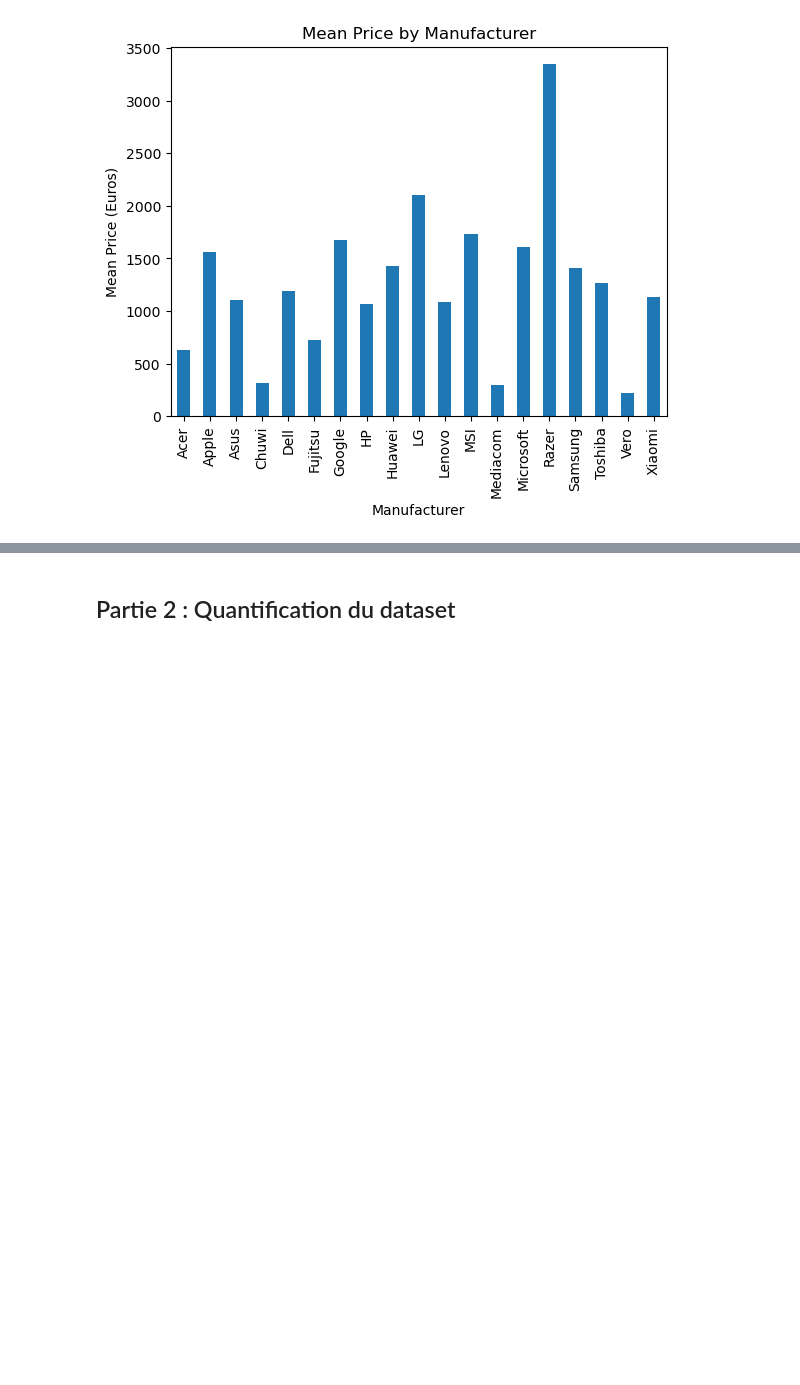
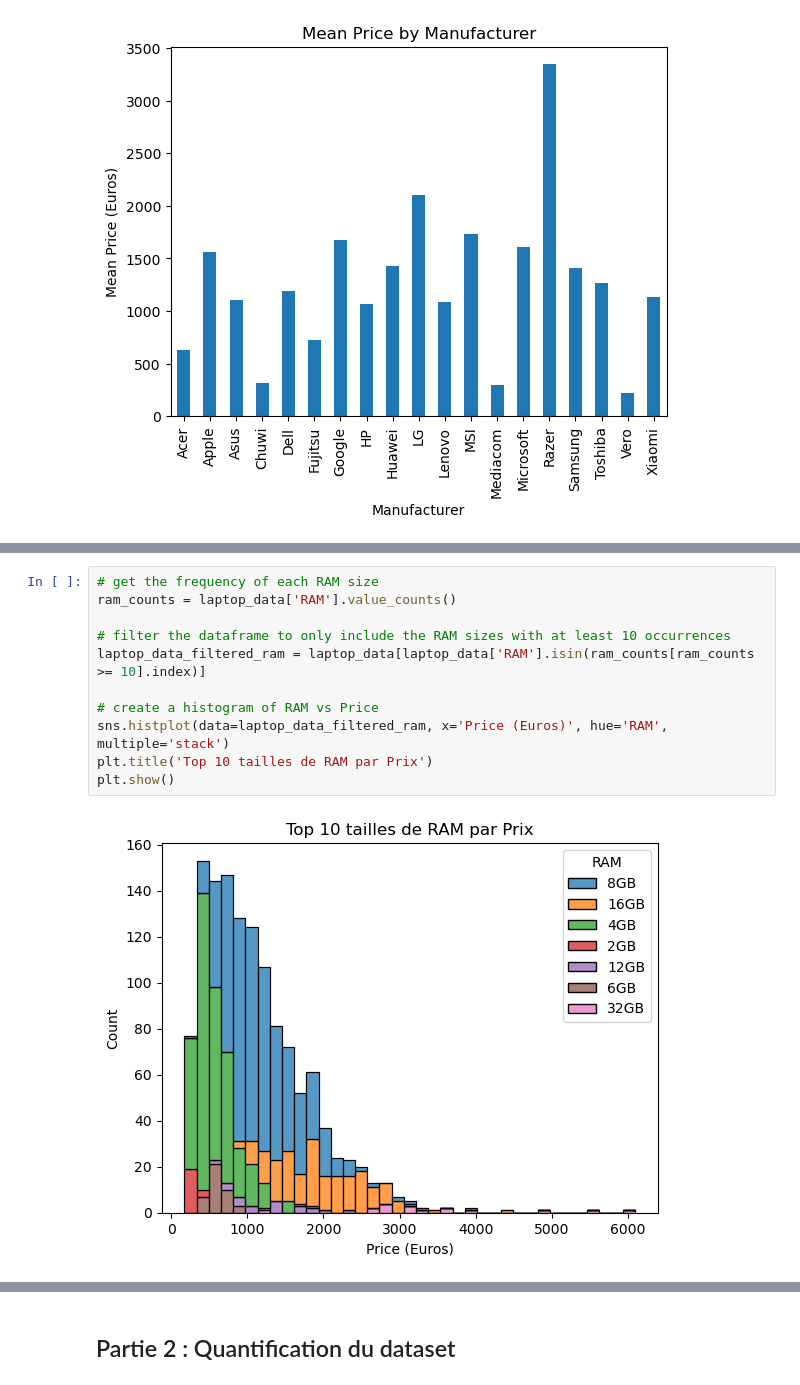
Before and after one commit to SnowZucc/Laptops-Data-Regression, a Jupyter notebook: data_analysis.ipynb, the cells around one changed output, grey strips where cells are left out. Cells and saved outputs as stored; diff of their text form; blank space fills up the shorter version.

```diff
--- a/data_analysis.ipynb
+++ b/data_analysis.ipynb
@@ -121,0 +112,13 @@ for column in laptop_data.columns:
+# %%
+# get the frequency of each RAM size
+ram_counts = laptop_data['RAM'].value_counts()
+
+# filter the dataframe to only include the RAM sizes with at least 10 occurrences
+laptop_data_filtered_ram = laptop_data[laptop_data['RAM'].isin(ram_counts[ram_counts >= 10].index)]
+
+# create a histogram of RAM vs Price
+sns.histplot(data=laptop_data_filtered_ram, x='Price (Euros)', hue='RAM', multiple='stack')
+plt.title('Top 10 tailles de RAM par Prix')
+plt.show()
+# %% [output]
+[figure, added]
```
Also changed, not shown: parts of 11 cells of this notebook.
